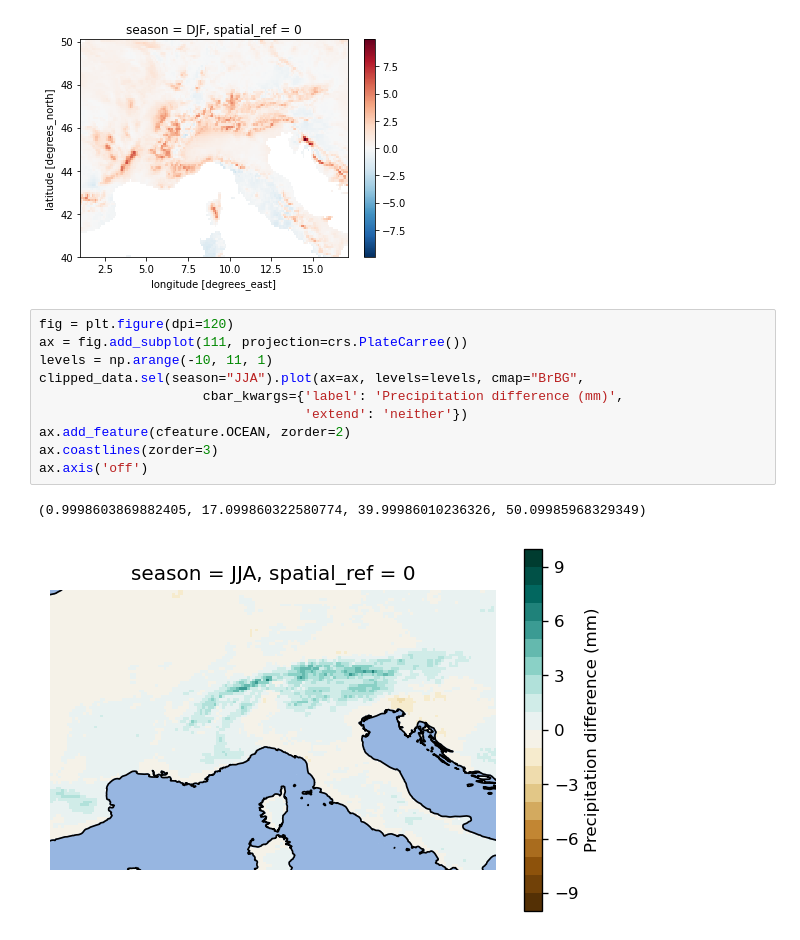
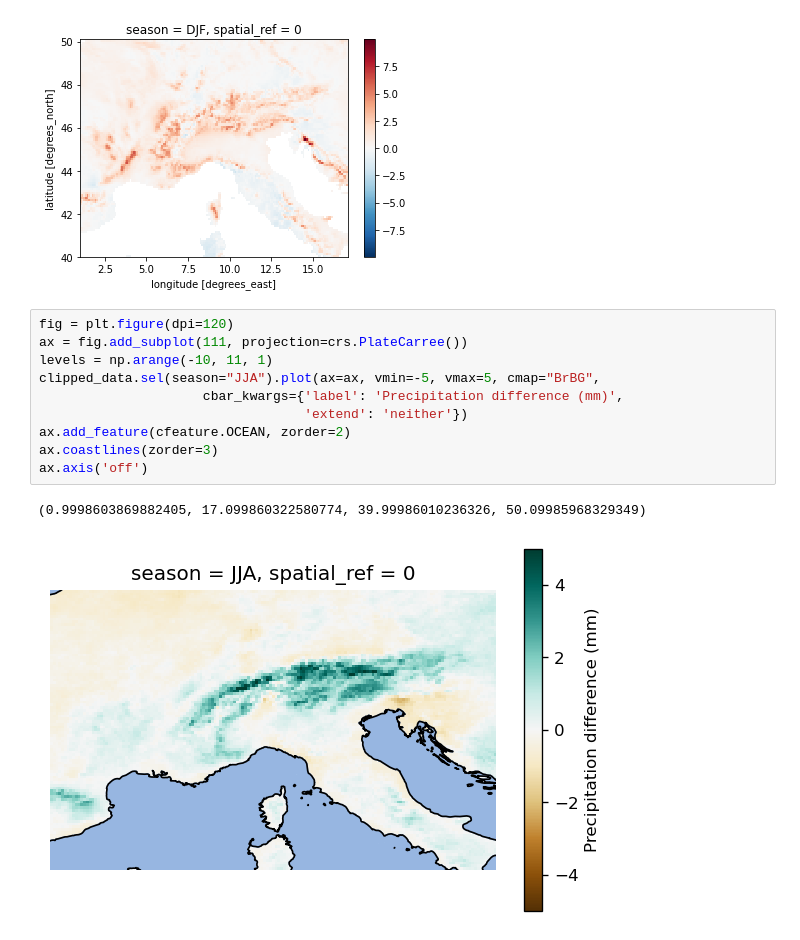
Before and after one commit to eucp-project/data-catalogue, a Jupyter notebook: python/test_performance_plots.ipynb, the cells around one changed output. Saved outputs shown, nothing was run; the diff lists cells and outputs as text.

```diff
--- a/python/test_performance_plots.ipynb
+++ b/python/test_performance_plots.ipynb
@@ -158,13 +158,13 @@ clipped_data.sel(season="DJF").plot()
 # %%
 fig = plt.figure(dpi=120)
 ax = fig.add_subplot(111, projection=crs.PlateCarree())
 levels = np.arange(-10, 11, 1)
-clipped_data.sel(season="JJA").plot(ax=ax, levels=levels, cmap="BrBG",
+clipped_data.sel(season="JJA").plot(ax=ax, vmin=-5, vmax=5, cmap="BrBG",
                      cbar_kwargs={'label': 'Precipitation difference (mm)',
                                   'extend': 'neither'})
 ax.add_feature(cfeature.OCEAN, zorder=2)
 ax.coastlines(zorder=3)
 ax.axis('off')
 # %% [output]
 (0.9998603869882405, 17.099860322580774, 39.99986010236326, 50.09985968329349)
-[figure, old version]
+[figure, new version]
```
Also changed, not shown: 2 other files.
